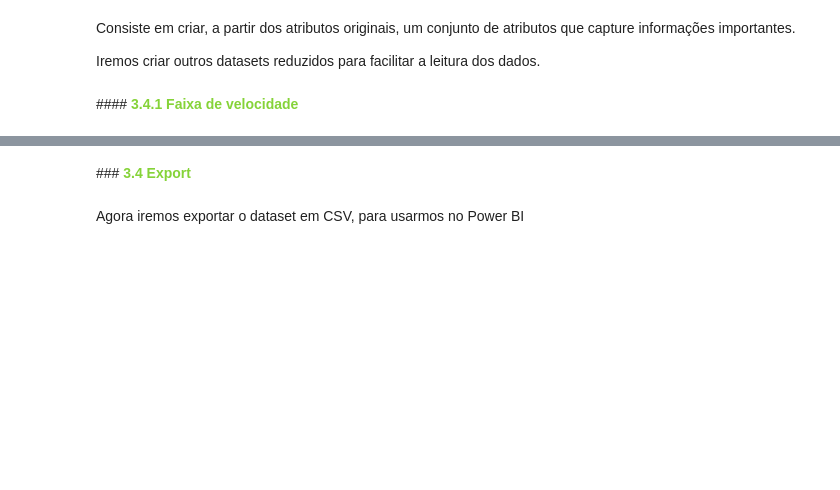
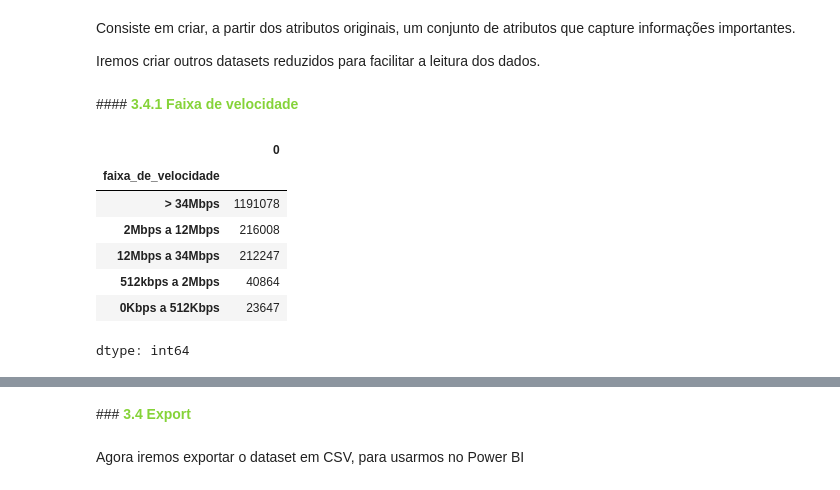
Before and after one commit to gabrielmprata/anatel_banda_larga_fixa, a Jupyter notebook: PREP_banda_larga_fixa_pwr_bi.ipynb, the cells around one changed output, grey strips where cells are left out. Cells and saved outputs as stored; diff of their text form; code cells hidden in the pictures; blank space fills up the shorter version.

```diff
--- a/PREP_banda_larga_fixa_pwr_bi.ipynb
+++ b/PREP_banda_larga_fixa_pwr_bi.ipynb
@@ -458,4 +458,13 @@ Iremos criar outros datasets reduzidos para facilitar a leitura dos dados.
 # %% [markdown]
 ####**<font color=#85d338> 3.4.1 Faixa de velocidade**
 # %%
-df_acessos_bl_fixa.groupby('regiao').size().sort_values(ascending=False)
+df_acessos_bl_fixa.groupby('faixa_de_velocidade').size().sort_values(ascending=False)
+# %% [output]
+|  | 0 |
+| faixa_de_velocidade |  |
+| > 34Mbps | 1191078 |
+| 2Mbps a 12Mbps | 216008 |
+| 12Mbps a 34Mbps | 212247 |
+| 512kbps a 2Mbps | 40864 |
+| 0Kbps a 512Kbps | 23647 |
+dtype: int64
```
Also changed, not shown: parts of 4 cells of this notebook.
